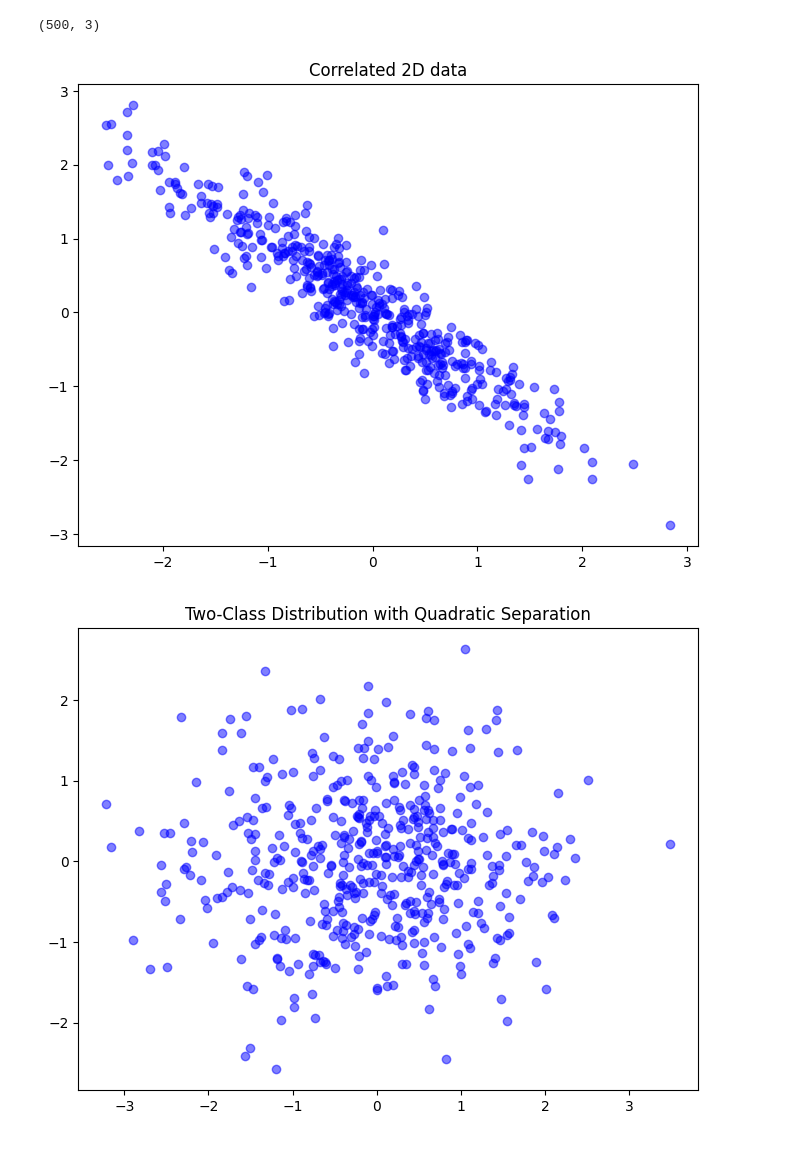
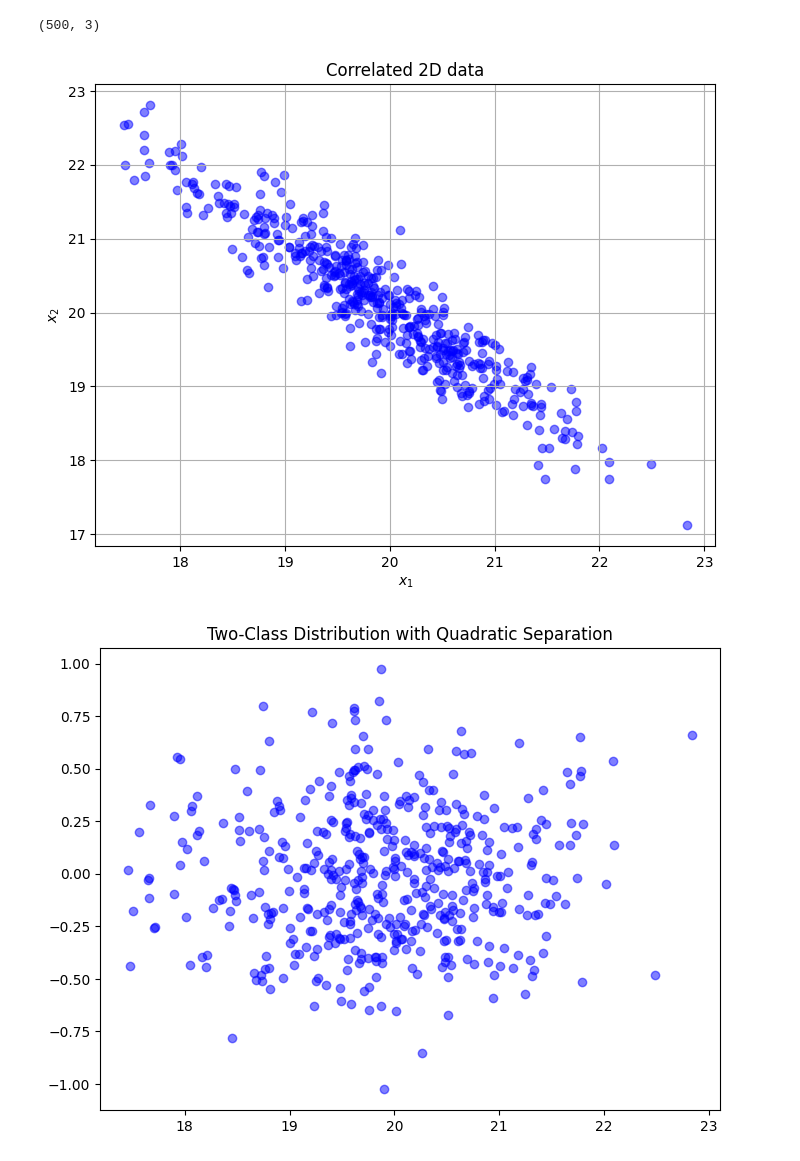
Before and after one commit to WelfLowe/Public-ML-Notebooks, a Jupyter notebook: Correlated_data_plotted_in_2D_and_3D.ipynb, the cells around one changed output. Cells and saved outputs as stored; diff of their text form; code cells hidden in the pictures.

```diff
--- a/Correlated_data_plotted_in_2D_and_3D.ipynb
+++ b/Correlated_data_plotted_in_2D_and_3D.ipynb
@@ -10,8 +10,7 @@ np.random.seed(42)
 N = 500
 r1 = -0.95
 r2 = 0.0
-# Generate correlated data (correlation = 0.5)
-mean = [0, 0, 0]
+mean = [20, 20, 0]
 cov_correlated = [[1, r1, r2], [r1, 1, r2], [r2, r2, 0.1]]  # Covariance matrix with correlation r
 data_correlated = np.random.multivariate_normal(mean, cov_correlated, N)
 data_correlated.shape
@@ -20,11 +19,15 @@ data_correlated.shape
 # %%
 # Plot the distributions
 plt.figure(figsize=(8, 6))
 plt.scatter(data_correlated[:,0], data_correlated[:,1], color="blue", alpha=0.5)
 plt.title("Correlated 2D data")
+plt.xlabel("$x_1$")
+plt.ylabel("$x_2$")
+plt.grid(True)
+
 plt.show()
 # %% [output]
-[figure, old version]
+[figure, new version]
 # %%
 # Plot the distributions
 plt.figure(figsize=(8, 6))
@@ -32,7 +35,7 @@ plt.scatter(data_correlated[:,0], data_correlated[:,2], color="blue", alpha=0.5)
 plt.title("Two-Class Distribution with Quadratic Separation")
 plt.show()
 # %% [output]
-[figure, old version]
+[figure, new version]
 # %%
 # Plot the distributions
 plt.figure(figsize=(8, 6))
```
Also changed, not shown: parts of 5 cells of this notebook.
